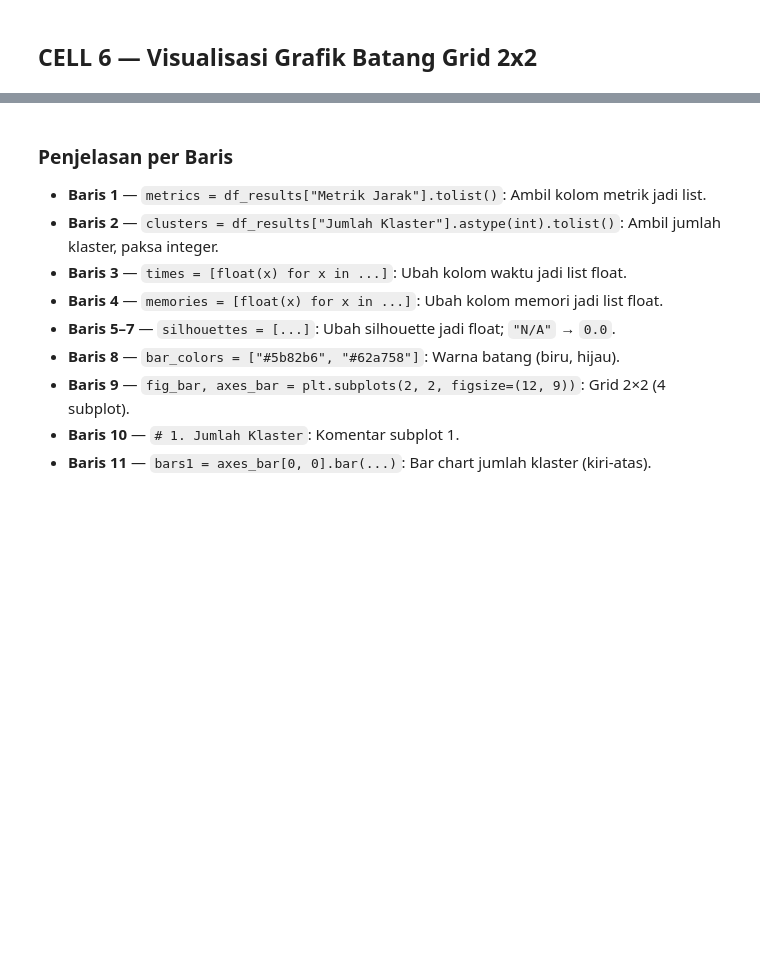
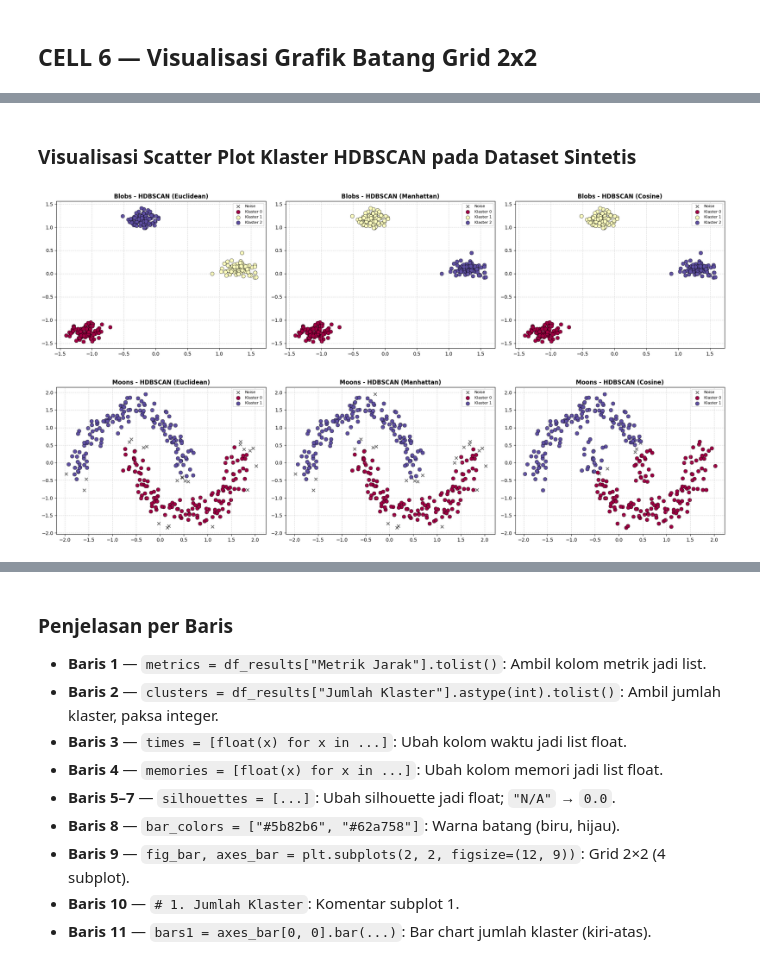
Before and after one commit to Aisyaaswy/Pemrograman_Mesin, a Jupyter notebook: UTS/HDBSCAN.ipynb, the cells around one changed output, grey strips where cells are left out. Cells and saved outputs as stored; diff of their text form; code cells hidden in the pictures; blank space fills up the shorter version.

```diff
--- a/UTS/HDBSCAN.ipynb
+++ b/UTS/HDBSCAN.ipynb
@@ -354,0 +574,31 @@ plt.show()
+# %% [markdown]
+### Visualisasi Scatter Plot Klaster HDBSCAN pada Dataset Sintetis
+# %%
+for ds_name, (X_data, _) in synthetic_datasets.items():
+    fig, axes = plt.subplots(1, 3, figsize=(20, 5))
+    for idx, m in enumerate(metrics_list):
+        ax = axes[idx]
+        labels = saved_labels[ds_name][m]
+
+        unique_labels = set(labels)
+        cluster_labels = sorted(list(unique_labels - {-1}))
+        colors = plt.cm.get_cmap("Spectral")(np.linspace(0, 1, len(cluster_labels)))
+
+        # Noise / Outliers
+        noise_mask = (labels == -1)
+        ax.scatter(X_data[noise_mask, 0], X_data[noise_mask, 1], c='black', s=40, marker='x', label='Noise', alpha=0.6)
+
+        # Clusters
+        for i, k_label in enumerate(cluster_labels):
+            class_member_mask = (labels == k_label)
+            xy = X_data[class_member_mask]
+            ax.scatter(xy[:, 0], xy[:, 1], c=[colors[i]], s=60, edgecolors='k', linewidth=0.5, label=f'Klaster {k_label}')
+
+        ax.set_title(f"{ds_name} - HDBSCAN ({m.capitalize()})", fontsize=12, fontweight='bold')
+        ax.grid(True, linestyle='--', alpha=0.5)
+        ax.legend(loc='best', fontsize=8)
+    plt.tight_layout()
+    plt.show()
+# %% [output]
+[figure, added]
+[figure, added]
```
Also changed, not shown: parts of 9 cells of this notebook.
